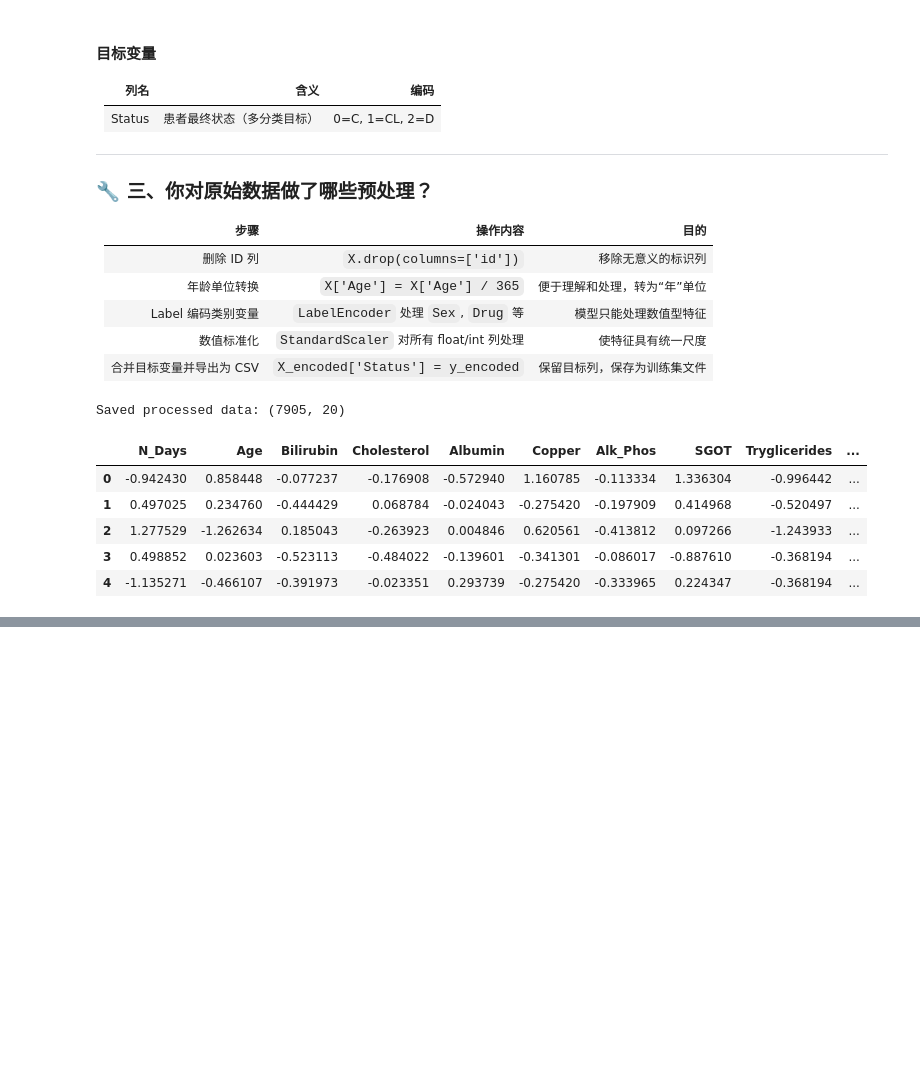
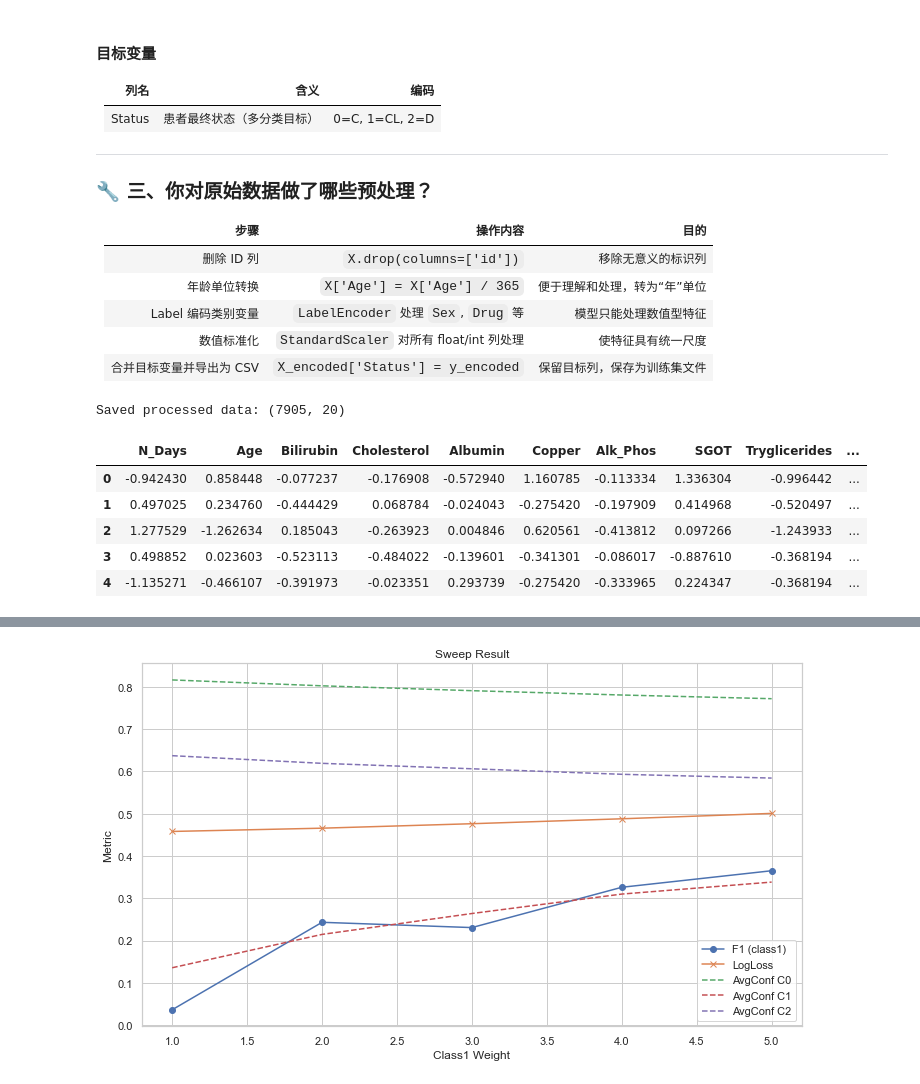
Before and after one commit to dsml-groupwork/dsml_group_work, a Jupyter notebook: scientificProject/sample.ipynb, the cells around one changed output, grey strips where cells are left out. Cells and saved outputs as stored; diff of their text form; code cells hidden in the pictures; blank space fills up the shorter version.

```diff
--- a/scientificProject/sample.ipynb
+++ b/scientificProject/sample.ipynb
@@ -960,0 +679,82 @@ Submission file './data/submission_xgboost.csv' has been saved.
+# %%
+# ---------------------------------------------------
+# Section by Yuqing Liu
+# Model 3: XGBoost Classifier
+# ---------------------------------------------------
+
+import pandas as pd
+import numpy as np
+import xgboost as xgb
+import matplotlib.pyplot as plt
+from sklearn.model_selection import train_test_split
+from sklearn.metrics import f1_score, log_loss
+from sklearn.preprocessing import LabelEncoder
+import optuna
+
+# ---------------------------------------------------
+# Step 1: Load and preprocess data
+# ---------------------------------------------------
+df = pd.read_csv("./data/X_train_processed.csv")
+X = df.drop(columns=["Status"])
+y = df["Status"].values
+
+# Train/Val split
+X_train, X_val, y_train, y_val = train_test_split(X, y, test_size=0.2, random_state=42)
+
+# ---------------------------------------------------
+# Step 2: Optuna tuning
+# ---------------------------------------------------
+class_weights = {i: w for i, w in enumerate(np.bincount(y_train).max() / np.bincount(y_train))}
+
+def objective(trial):
+    params = {
+        'objective': 'multi:softprob',
+        'num_class': 3,
+        'eval_metric': 'mlogloss',
+        'use_label_encoder': False,
+        'random_state': 42,
+        'max_depth': trial.suggest_int('max_depth', 3, 10),
+        'learning_rate': trial.suggest_float('learning_rate', 0.01, 0.3, log=True),
+        'subsample': trial.suggest_float('subsample', 0.5, 1.0),
+        'colsample_bytree': trial.suggest_float('colsample_bytree', 0.5, 1.0),
+        'reg_alpha': trial.suggest_float('reg_alpha', 0.0, 1.0),
+        'reg_lambda': trial.suggest_float('reg_lambda', 0.0, 1.0),
+        'n_estimators': 300
+    }
+    model = xgb.XGBClassifier(**params)
+    model.fit(X_train, y_train)
+    y_pred = model.predict(X_val)
+    return f1_score(y_val, y_pred, average='weighted')
+
+study = optuna.create_study(direction='maximize')
+study.optimize(objective, n_trials=20, show_progress_bar=False)
+best_params = study.best_params
+print("Best XGBoost Params:")
+print(best_params)
+
+# ---------------------------------------------------
+# Step 3: Sweep function
+# ---------------------------------------------------
+def train_xgb_with_weight(class1_weight):
+    params = best_params.copy()
+    params.update({
+        'objective': 'multi:softprob',
+        'num_class': 3,
+        'eval_metric': 'mlogloss',
+        'use_label_encoder': False,
+        'random_state': 42,
+        'class_weights': None  # XGBoost does not directly use class_weights param
+    })
+    model = xgb.XGBClassifier(**params)
+    sample_weights = np.ones_like(y_train, dtype=float)
+    sample_weights[y_train == 1] = class1_weight
+    model.fit(X_train, y_train, sample_weight=sample_weights)
+    return model.predict_proba(X_val)
+
+# ---------------------------------------------------
+# Step 4: Run Sweep
+# ---------------------------------------------------
+weights_to_try = [1.0, 2.0, 3.0, 4.0, 5.0]
+df_result = sweep_class_weights(train_xgb_with_weight, weights_to_try, y_val)
+plot_sweep_result(df_result)
+# %% [output]
@@ -960,0 +771 @@ Submission file './data/submission_xgboost.csv' has been saved.
+[figure, added]
```
Also changed, not shown: parts of 15 cells of this notebook.
